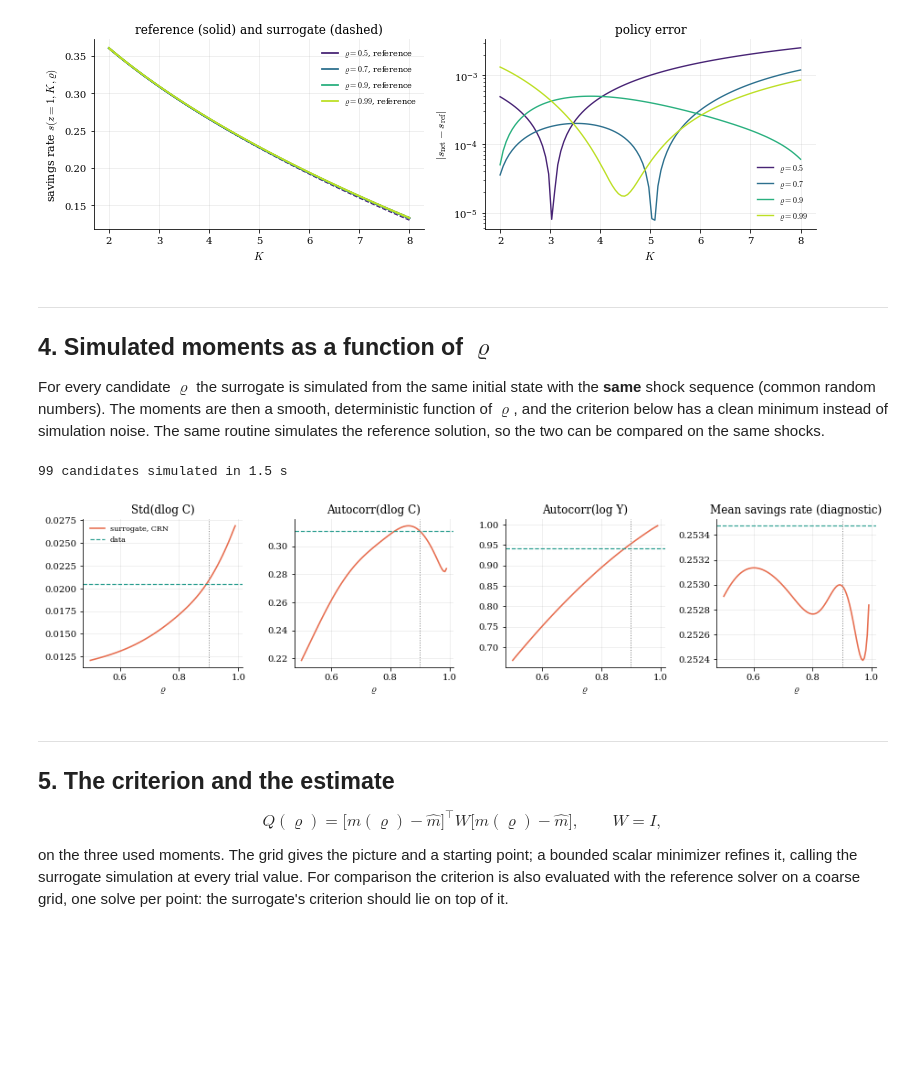
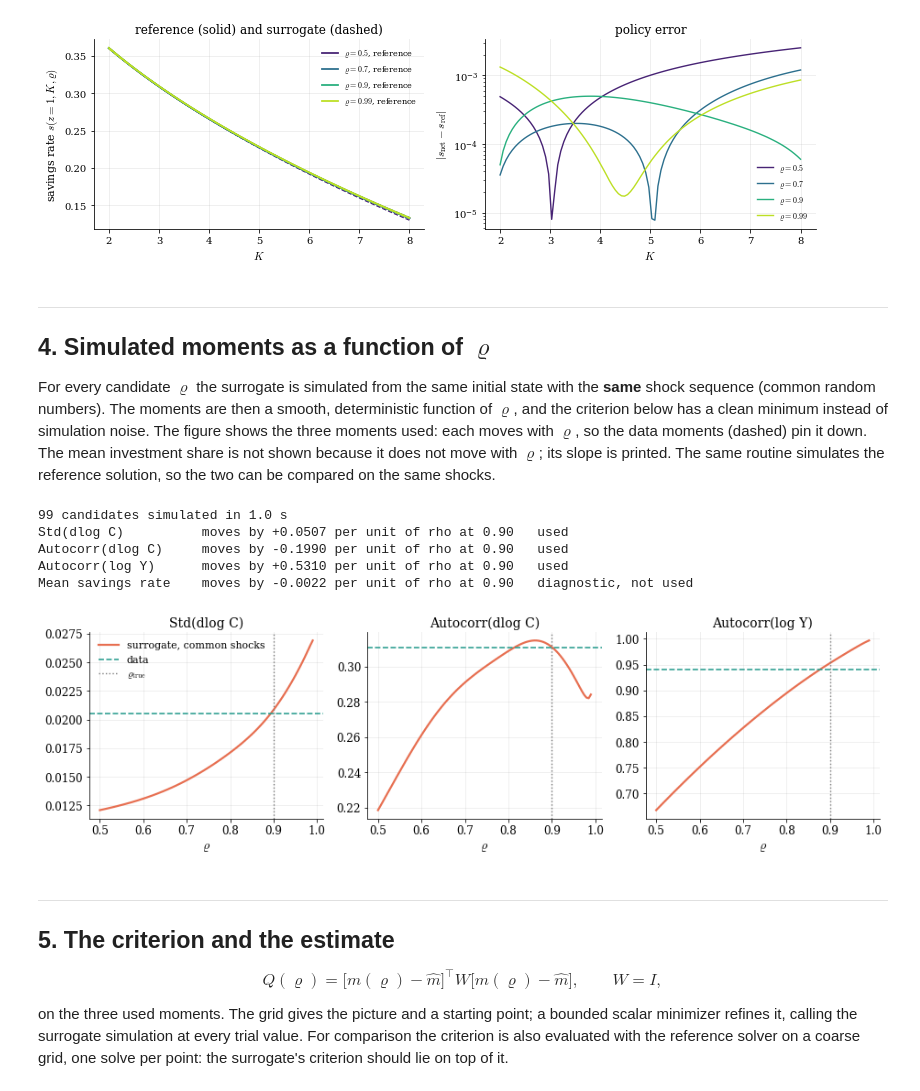
Before and after one commit to sischei/deep_learning_padova_0926, a Jupyter notebook: day2/code/07_structural_estimation/07_01_SMM_One_Parameter.ipynb, the cells around one changed output. Cells and saved outputs as stored; diff of their text form; code cells hidden in the pictures; blank space fills up the shorter version.

```diff
--- a/day2/code/07_structural_estimation/07_01_SMM_One_Parameter.ipynb
+++ b/day2/code/07_structural_estimation/07_01_SMM_One_Parameter.ipynb
@@ -256,45 +256,58 @@ fig.tight_layout(); savefig(fig, "smm1_surrogate_accuracy"); plt.show()
 For every candidate $\varrho$ the surrogate is simulated from the same initial state with the
 **same** shock sequence (common random numbers). The moments are then a smooth, deterministic
 function of $\varrho$, and the criterion below has a clean minimum instead of simulation noise.
-The same routine simulates the reference solution, so the two can be compared on the same shocks.
+The figure shows the three moments used: each moves with $\varrho$, so the data moments (dashed)
+pin it down. The mean investment share is not shown because it does not move with $\varrho$; its
+slope is printed. The same routine simulates the reference solution, so the two can be compared
+on the same shocks.
 # %%
 def simulate_paths(consumption, rho_values, T, seed, burn=200, K0=K_STAR):
     """Simulate one path per candidate rho under one common shock sequence.
     `consumption(logz, K, rho)` returns C for arrays; returns Y, C, K of shape (T, n)."""
     rho = np.asarray(rho_values, float)
     eps = np.random.default_rng(seed).standard_normal(T + burn)
     logz, K = np.zeros_like(rho), np.full_like(rho, K0)
     Y_out, C_out, K_out = [], [], []
     for t in range(T + burn):
         Y = np.exp(logz) * K**bm.ALPHA
         C = consumption(logz, K, rho)
         if t >= burn:
             Y_out.append(Y); C_out.append(C); K_out.append(K)
         K = Y + (1.0 - bm.DELTA) * K - C
         logz = rho * logz + bm.SIGMA * eps[t]
     return np.array(Y_out), np.array(C_out), np.array(K_out)
 
 
 def moments_surrogate(rho_values, seed=SEED + 1):
     return np.atleast_2d(bm.moments(*simulate_paths(surrogate_consumption, rho_values, T_SIM, seed)))
 
 
 rho_grid = np.round(np.arange(RHO_LO, RHO_HI + 1e-9, 0.005), 3)
 t0 = time.perf_counter()
 m_grid = moments_surrogate(rho_grid)
 print(f"{len(rho_grid)} candidates simulated in {time.perf_counter()-t0:.1f} s")
 
-fig, axes = plt.subplots(1, 4, figsize=(13, 3.2))
-for j, ax in enumerate(axes):
-    ax.plot(rho_grid, m_grid[:, j], color=C_SUR, lw=1.6, label="surrogate, CRN")
-    ax.axhline(m_data[j], color=C_DATA, ls="--", lw=1.2, label="data")
-    ax.axvline(RHO_TRUE, color="0.5", ls=":", lw=1)
-    ax.set_title(bm.MOMENT_NAMES[j] + ("" if USED[j] else " (diagnostic)")); ax.set_xlabel(r"$\varrho$")
-axes[0].legend(frameon=False, fontsize=8)
+# Slope of each moment at the truth, per unit of rho, by central differences on the grid.
+i_true = int(np.argmin(np.abs(rho_grid - RHO_TRUE)))
+slope = (m_grid[i_true + 1] - m_grid[i_true - 1]) / (rho_grid[i_true + 1] - rho_grid[i_true - 1])
+for name, sl, u in zip(bm.MOMENT_NAMES, slope, USED):
+    print(f"{name:<20s} moves by {sl:+.4f} per unit of rho at 0.90   {'used' if u else 'diagnostic, not used'}")
+
+fig, axes = plt.subplots(1, 3, figsize=(13, 3.9))
+for ax, j in zip(axes, np.where(USED)[0]):
+    ax.plot(rho_grid, m_grid[:, j], color=C_SUR, lw=2.2, label="surrogate, common shocks")
+    ax.axhline(m_data[j], color=C_DATA, ls="--", lw=1.6, label="data")
+    ax.axvline(RHO_TRUE, color="0.5", ls=":", lw=1.4, label=r"$\varrho_{\rm true}$")
+    ax.set_title(bm.MOMENT_NAMES[j], fontsize=14); ax.set_xlabel(r"$\varrho$", fontsize=14); ax.tick_params(labelsize=12)
+axes[0].legend(frameon=False, fontsize=11)
 fig.tight_layout(); savefig(fig, "smm1_moments"); plt.show()
 # %% [output]
-99 candidates simulated in 1.5 s
+99 candidates simulated in 1.0 s
+Std(dlog C)          moves by +0.0507 per unit of rho at 0.90   used
+Autocorr(dlog C)     moves by -0.1990 per unit of rho at 0.90   used
+Autocorr(log Y)      moves by +0.5310 per unit of rho at 0.90   used
+Mean savings rate    moves by -0.0022 per unit of rho at 0.90   diagnostic, not used
-[figure, old version]
+[figure, new version]
 # %% [markdown]
 ---
 ## 5. The criterion and the estimate
```
Also changed, not shown: parts of 7 cells of this notebook, 18 other files.
